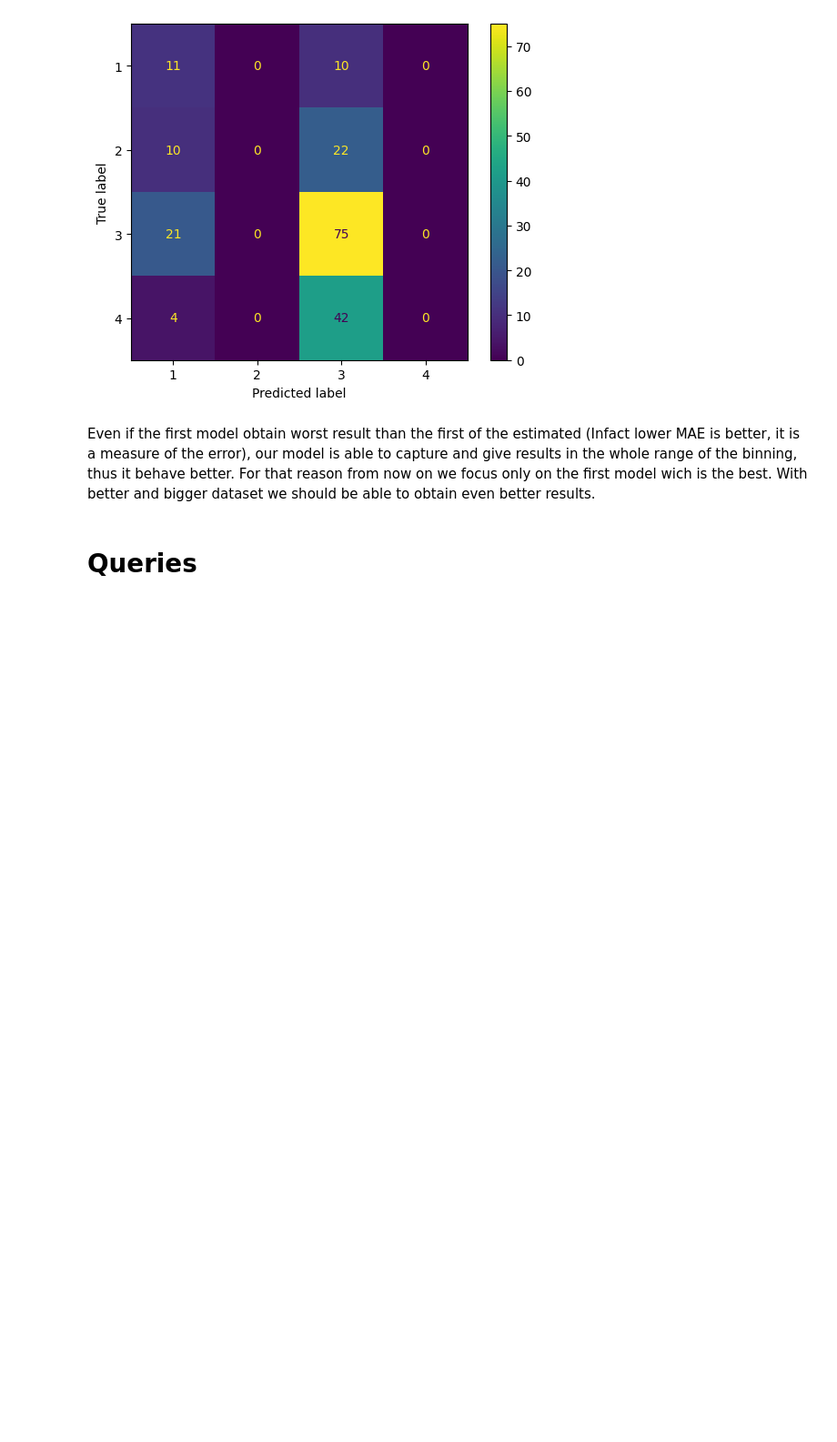
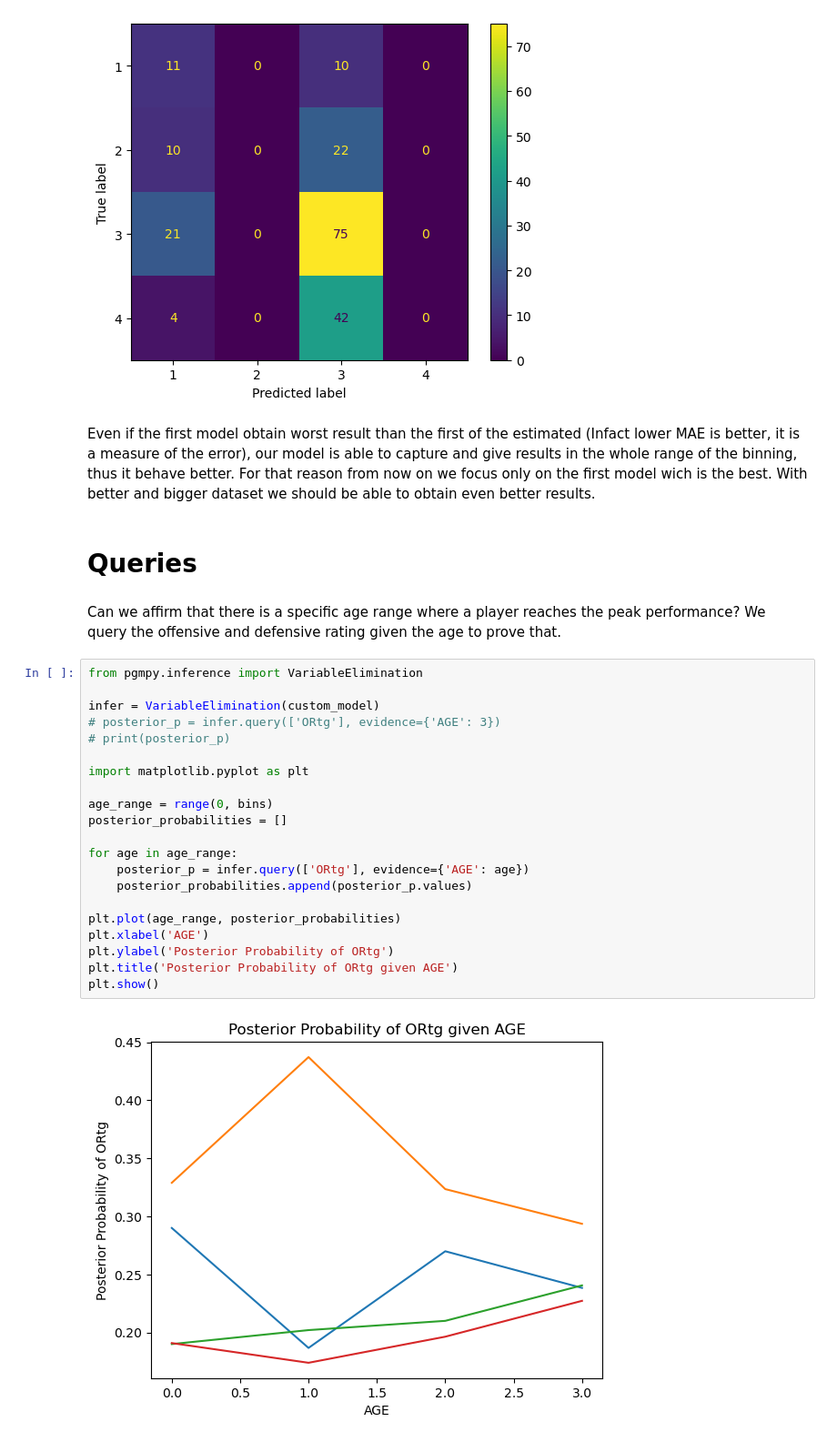
Before and after one commit to CacioCavalloIsNotReal/FAIKR_project_NBA, a Jupyter notebook: project.ipynb, the cells around one changed output. Shown at 91% size. Drawn from its saved outputs; the diff is of its cells as text; blank space fills up the shorter version.

Commit message:
added query graphs

```diff
--- a/project.ipynb
+++ b/project.ipynb
@@ -634,3 +636,29 @@ For that reason from now on we focus only on the first model wich is the best.
 With better and bigger dataset we should be able to obtain even better results.
 # %% [markdown]
 # Queries
+# %% [markdown]
+Can we affirm that there is a specific age range where a player reaches the peak performance?
+We query the offensive and defensive rating given the age to prove that.
+# %%
+from pgmpy.inference import VariableElimination
+
+infer = VariableElimination(custom_model)
+# posterior_p = infer.query(['ORtg'], evidence={'AGE': 3})
+# print(posterior_p)
+
+import matplotlib.pyplot as plt
+
+age_range = range(0, bins)
+posterior_probabilities = []
+
+for age in age_range:
+    posterior_p = infer.query(['ORtg'], evidence={'AGE': age})
+    posterior_probabilities.append(posterior_p.values)
+
+plt.plot(age_range, posterior_probabilities)
+plt.xlabel('AGE')
+plt.ylabel('Posterior Probability of ORtg')
+plt.title('Posterior Probability of ORtg given AGE')
+plt.show()
+# %% [output]
+[figure, added]
```
Also changed, not shown: parts of 10 cells of this notebook.
